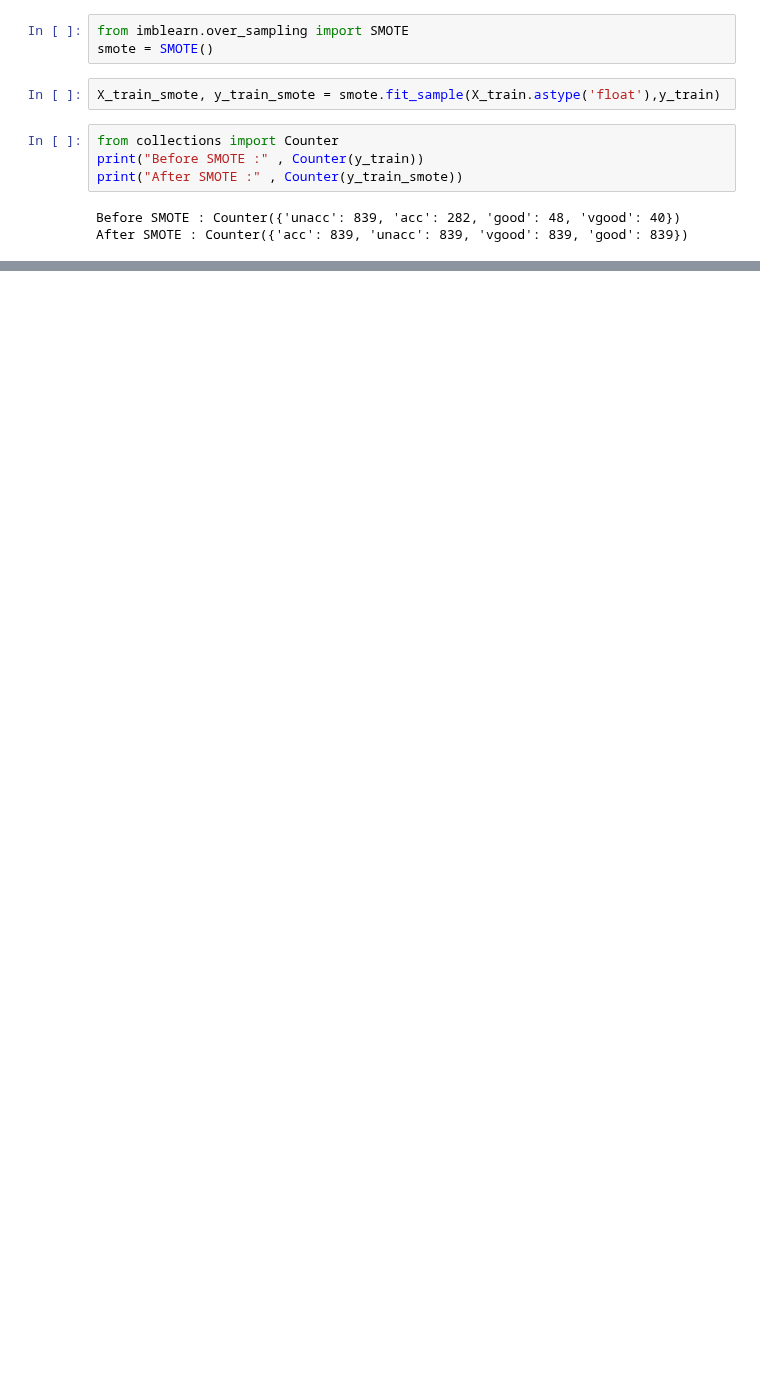
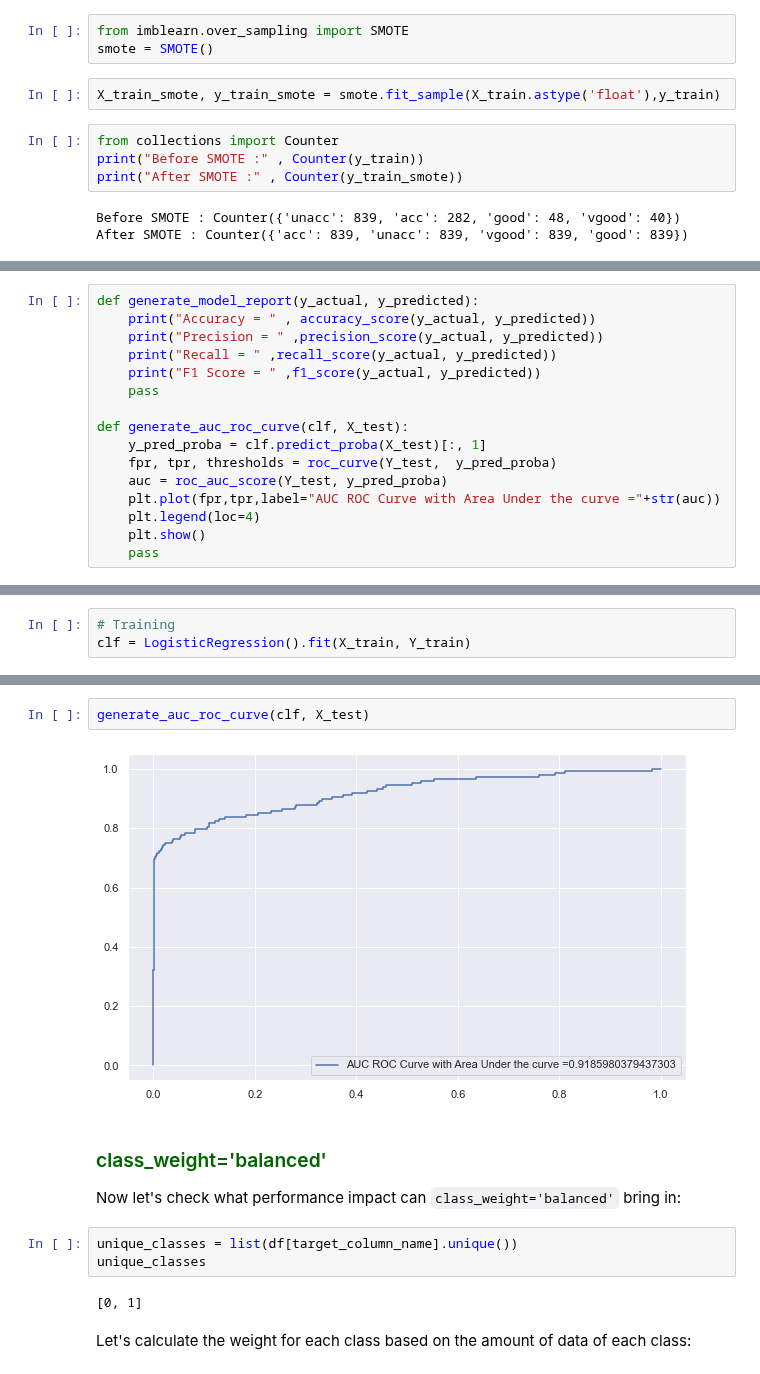
Before and after one commit to johnklee/ml_articles, a Jupyter notebook: others/imbalance_data_by_smote/use_smote_to_handle_imbalanced_data_car_eval.ipynb, the cells around one changed output, grey strips where cells are left out. Drawn from its saved outputs; the diff is of its cells as text; blank space fills up the shorter version.

```diff
--- a/others/imbalance_data_by_smote/use_smote_to_handle_imbalanced_data_car_eval.ipynb
+++ b/others/imbalance_data_by_smote/use_smote_to_handle_imbalanced_data_car_eval.ipynb
@@ -180,0 +215,16 @@ From below result, we learned that SMOTE can help our model to perform better th
+# %%
+def generate_model_report(y_actual, y_predicted):
+    print("Accuracy = " , accuracy_score(y_actual, y_predicted))
+    print("Precision = " ,precision_score(y_actual, y_predicted))
+    print("Recall = " ,recall_score(y_actual, y_predicted))
+    print("F1 Score = " ,f1_score(y_actual, y_predicted))
+    pass
+
+def generate_auc_roc_curve(clf, X_test):
+    y_pred_proba = clf.predict_proba(X_test)[:, 1]
+    fpr, tpr, thresholds = roc_curve(Y_test,  y_pred_proba)
+    auc = roc_auc_score(Y_test, y_pred_proba)
+    plt.plot(fpr,tpr,label="AUC ROC Curve with Area Under the curve ="+str(auc))
+    plt.legend(loc=4)
+    plt.show()
+    pass
@@ -180,0 +271,3 @@ From below result, we learned that SMOTE can help our model to perform better th
+# %%
+# Training
+clf = LogisticRegression().fit(X_train, Y_train)
@@ -180,0 +294,14 @@ From below result, we learned that SMOTE can help our model to perform better th
+# %%
+generate_auc_roc_curve(clf, X_test)
+# %% [output]
+[figure, added]
+# %% [markdown]
+### <font color='darkgreen'>class_weight='balanced'</font>
+Now let's check what performance impact can `class_weight='balanced'` bring in:
+# %%
+unique_classes = list(df[target_column_name].unique())
+unique_classes
+# %% [output]
+[0, 1]
+# %% [markdown]
+Let's calculate the weight for each class based on the amount of data of each class:
```
Also changed, not shown: parts of 70 cells of this notebook.
